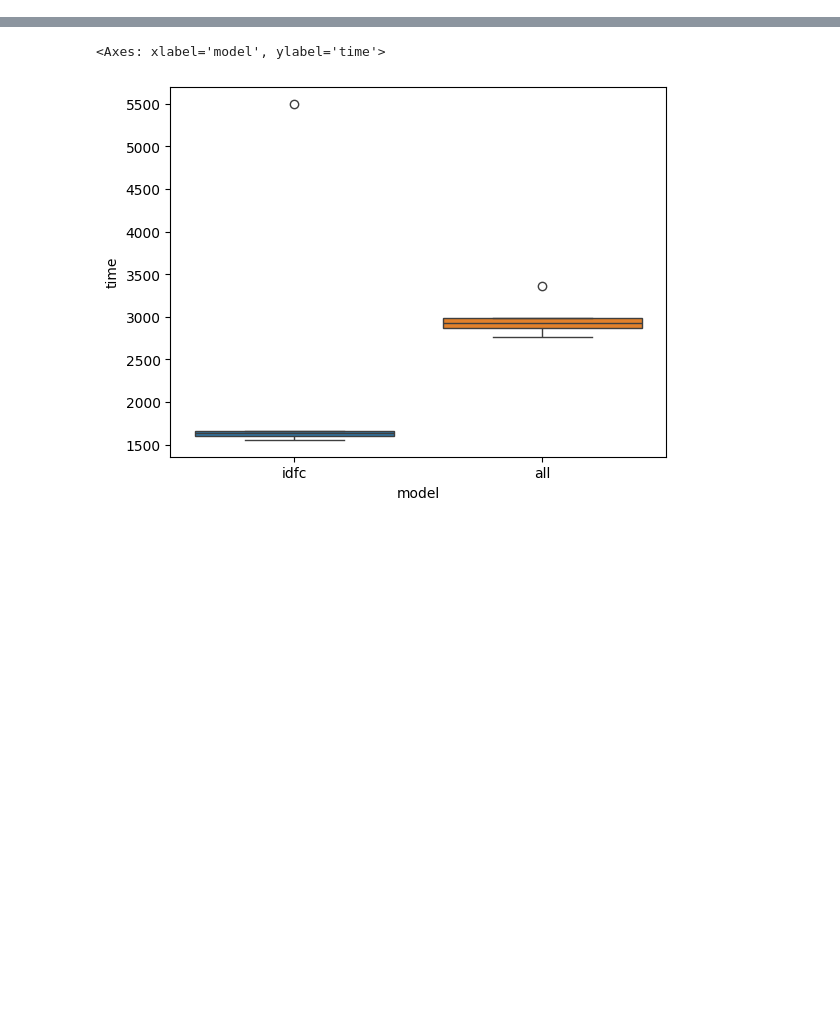
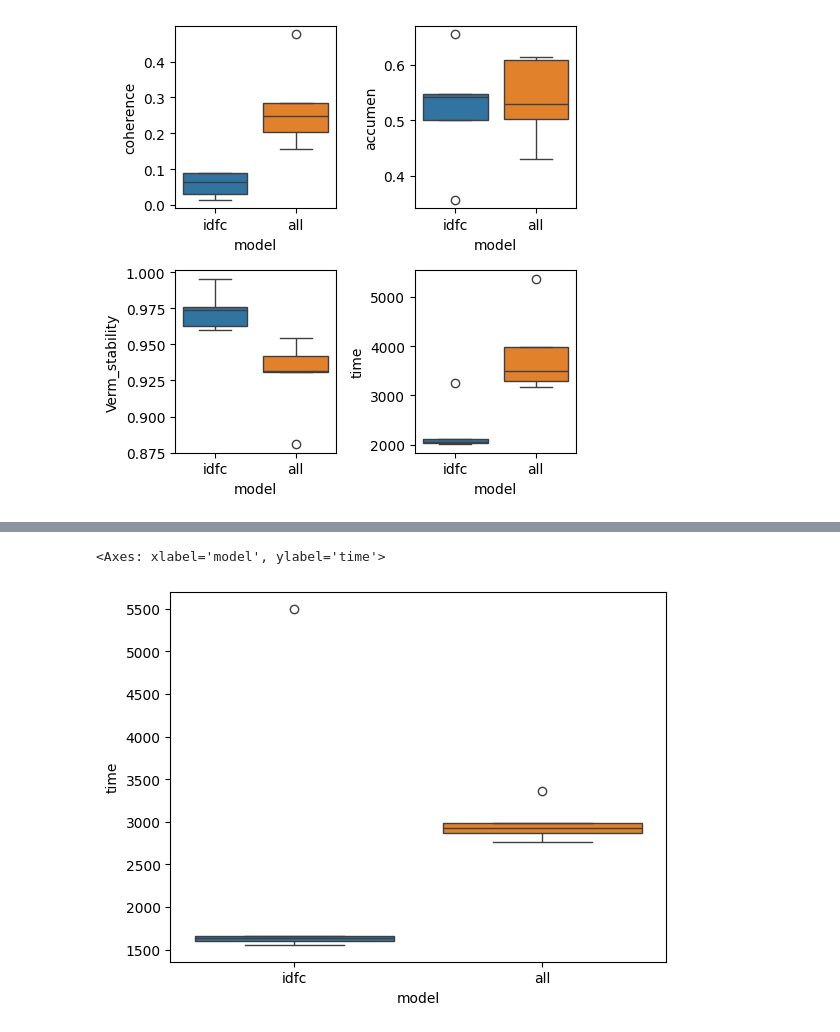
Before and after one commit to laminendao/asmbi, a Jupyter notebook: xai_evaluation_viz.ipynb, the cells around one changed output, grey strips where cells are left out. Cells and saved outputs as stored; diff of their text form; code cells hidden in the pictures; blank space fills up the shorter version.

```diff
--- a/xai_evaluation_viz.ipynb
+++ b/xai_evaluation_viz.ipynb
@@ -56,0 +15,12 @@ sns.boxplot(data=df004, x="model", y="time", hue='model')
+# %%
+df1 = df001.loc[:,col_selected]
+df1['data'] = 'FD001'
+df2 = df002.loc[:,col_selected]
+df2['data'] = 'FD002'
+df3 = df003.loc[:,col_selected]
+df3['data'] = 'FD003'
+df4 = df004.loc[:,col_selected]
+df4['data'] = 'FD004'
+
+df = pd.concat([df1, df2, df3, df4], ignore_index=True)
+df
@@ -56,0 +67,23 @@ sns.boxplot(data=df004, x="model", y="time", hue='model')
+# %%
+# Regrouper par 'data' et 'model', puis calculer moyenne et écart-type
+grouped_by_model = df.groupby(['data', 'model']).agg(['mean', 'std'])
+
+# Reformater comme précédemment : concaténer moyenne et écart-type
+formatted_by_model = grouped_by_model.copy()
+for col in grouped_by_model.columns.levels[0]:
+    mean_col = (col, 'mean')
+    std_col = (col, 'std')
+    formatted_by_model[col] = (
+        grouped_by_model[mean_col].round(3).astype(str) +
+        ' (' + grouped_by_model[std_col].round(3).astype(str) + ')'
+    )
+
+# Ne conserver que les colonnes formatées
+formatted_by_model = formatted_by_model[[col for col in grouped_by_model.columns.levels[0] if col in formatted_by_model.columns]]
+
+# Aplatir les colonnes
+formatted_by_model.columns.name = None
+
+tools.display_dataframe_to_user(name="Tableau Moyenne (Écart-type) par Modèle", dataframe=formatted_by_model)
+
+formatted_by_model
@@ -56,0 +125,12 @@ sns.boxplot(data=df004, x="model", y="time", hue='model')
+# %%
+plt.figure(figsize=(5, 5))
+kk=0
+for col in df002.columns:
+    if col not in ['Unnamed: 0', 'identity', 'separability', 'stability','completness',
+       'fidelity', 'sparsity', 'instability', 'model','congruence','selectivity']:
+        kk = kk+1
+        plt.subplot(2, 2, kk)
+        sns.boxplot(data=df001, x="model", y=col, hue='model')
+        plt.tight_layout()
+# %% [output]
+[figure, added]
```
Also changed, not shown: parts of 14 cells of this notebook, 9 other files.
